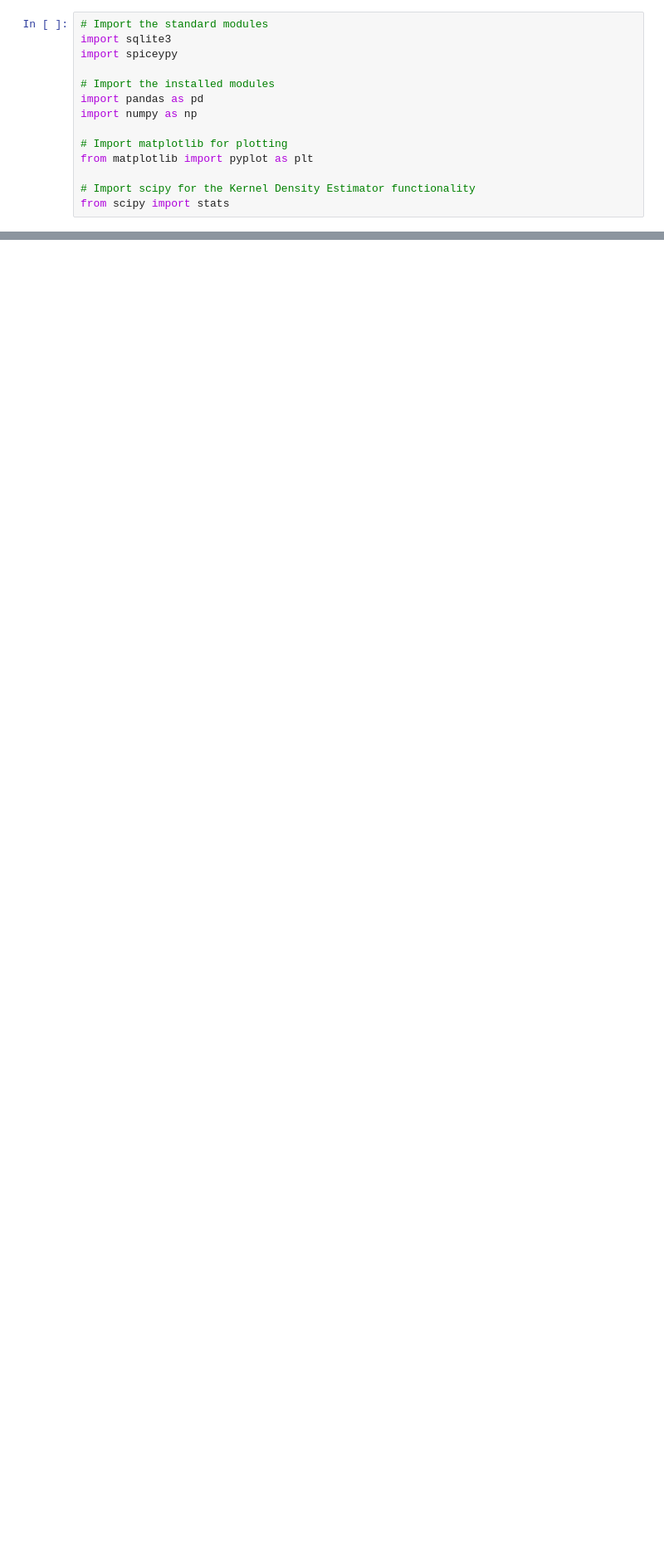
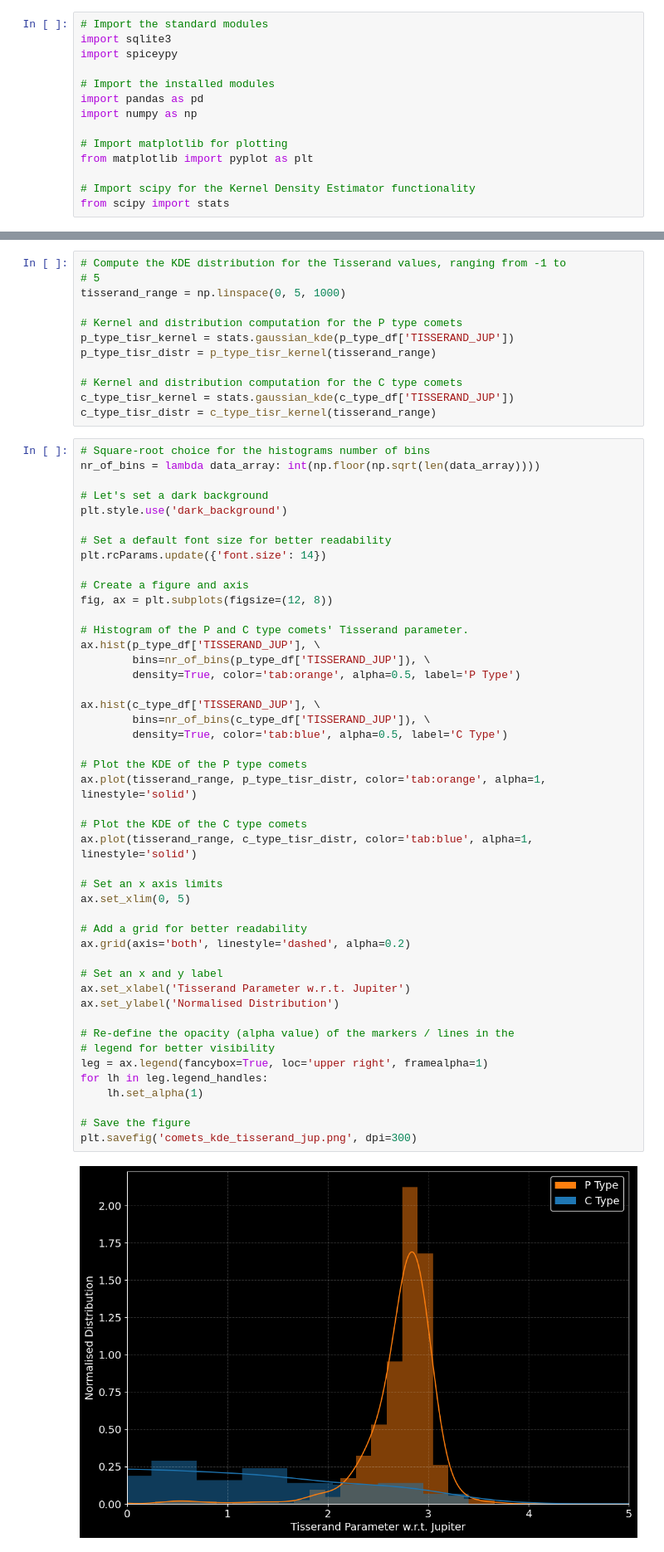
Before and after one commit to fenilmodi823/Space-Science, a Jupyter notebook: Space Science/019-Rendezvous-with-Jupiter/rendezvous_with_jupiter.ipynb, the cells around one changed output, grey strips where cells are left out. Shown at 83% size. Saved outputs shown, nothing was run; the diff lists cells and outputs as text; blank space fills up the shorter version.

Commit message:
Updated the code and comet database

```diff
--- a/Space Science/019-Rendezvous-with-Jupiter/rendezvous_with_jupiter.ipynb
+++ b/Space Science/019-Rendezvous-with-Jupiter/rendezvous_with_jupiter.ipynb
@@ -55,0 +190,60 @@ Total Kernels Loaded: 3
+# %%
+# Compute the KDE distribution for the Tisserand values, ranging from -1 to
+# 5
+tisserand_range = np.linspace(0, 5, 1000)
+
+# Kernel and distribution computation for the P type comets
+p_type_tisr_kernel = stats.gaussian_kde(p_type_df['TISSERAND_JUP'])
+p_type_tisr_distr = p_type_tisr_kernel(tisserand_range)
+
+# Kernel and distribution computation for the C type comets
+c_type_tisr_kernel = stats.gaussian_kde(c_type_df['TISSERAND_JUP'])
+c_type_tisr_distr = c_type_tisr_kernel(tisserand_range)
+# %%
+# Square-root choice for the histograms number of bins
+nr_of_bins = lambda data_array: int(np.floor(np.sqrt(len(data_array))))
+
+# Let's set a dark background
+plt.style.use('dark_background')
+
+# Set a default font size for better readability
+plt.rcParams.update({'font.size': 14})
+
+# Create a figure and axis
+fig, ax = plt.subplots(figsize=(12, 8))
+
+# Histogram of the P and C type comets' Tisserand parameter.
+ax.hist(p_type_df['TISSERAND_JUP'], \
+        bins=nr_of_bins(p_type_df['TISSERAND_JUP']), \
+        density=True, color='tab:orange', alpha=0.5, label='P Type')
+
+ax.hist(c_type_df['TISSERAND_JUP'], \
+        bins=nr_of_bins(c_type_df['TISSERAND_JUP']), \
+        density=True, color='tab:blue', alpha=0.5, label='C Type')
+
+# Plot the KDE of the P type comets
+ax.plot(tisserand_range, p_type_tisr_distr, color='tab:orange', alpha=1, linestyle='solid')
+
+# Plot the KDE of the C type comets
+ax.plot(tisserand_range, c_type_tisr_distr, color='tab:blue', alpha=1, linestyle='solid')
+
+# Set an x axis limits
+ax.set_xlim(0, 5)
+
+# Add a grid for better readability
+ax.grid(axis='both', linestyle='dashed', alpha=0.2)
+
+# Set an x and y label
+ax.set_xlabel('Tisserand Parameter w.r.t. Jupiter')
+ax.set_ylabel('Normalised Distribution')
+
+# Re-define the opacity (alpha value) of the markers / lines in the
+# legend for better visibility
+leg = ax.legend(fancybox=True, loc='upper right', framealpha=1)
+for lh in leg.legend_handles:
+    lh.set_alpha(1)
+
+# Save the figure
+plt.savefig('comets_kde_tisserand_jup.png', dpi=300)
+# %% [output]
+[figure, added]
```
Also changed, not shown: parts of 7 cells of this notebook, 2 other files.
